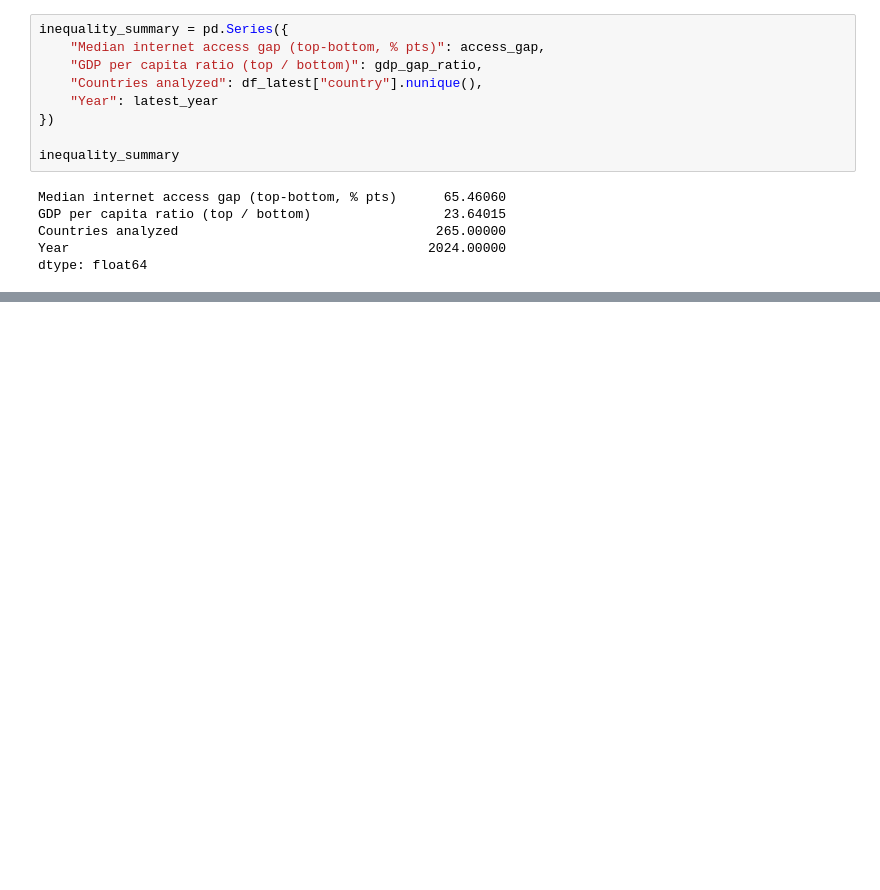
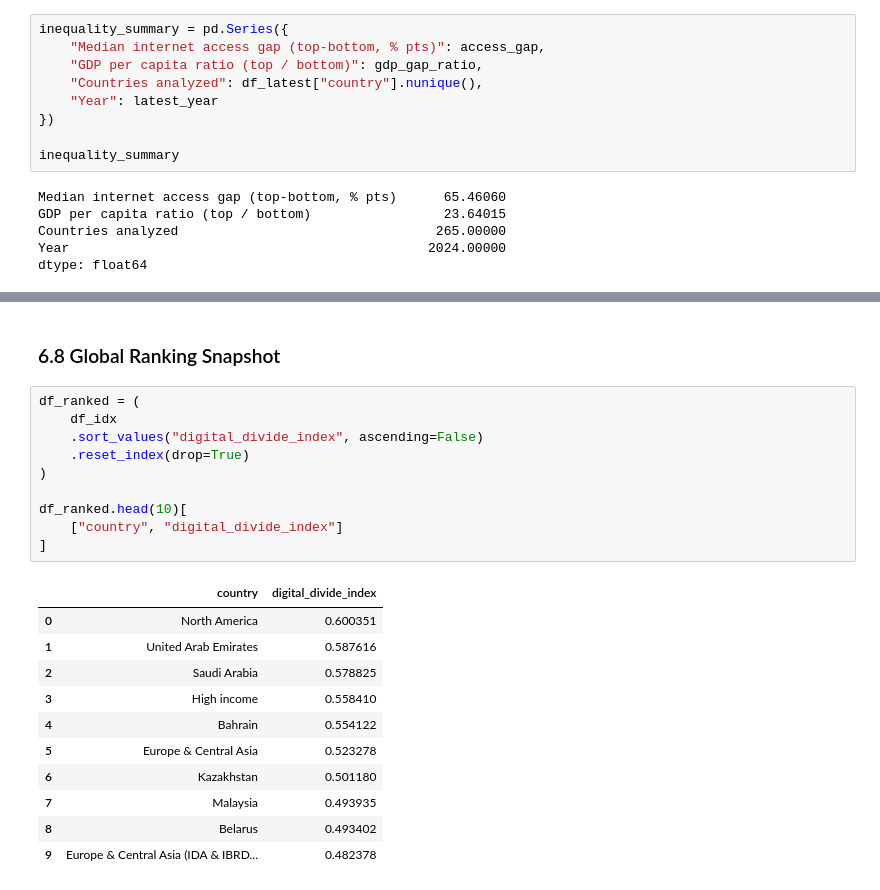
Before and after one commit to Comrade-1729/EDA_MLOPS-Portfolio, a Jupyter notebook: notebooks/03_economic_digital_divide_eda.ipynb, the cells around one changed output, grey strips where cells are left out. Drawn from its saved outputs; the diff is of its cells as text; blank space fills up the shorter version.

```diff
--- a/notebooks/03_economic_digital_divide_eda.ipynb
+++ b/notebooks/03_economic_digital_divide_eda.ipynb
@@ -902,0 +1063,24 @@ dtype: float64
+# %% [markdown]
+### 6.8 Global Ranking Snapshot
+# %%
+df_ranked = (
+    df_idx
+    .sort_values("digital_divide_index", ascending=False)
+    .reset_index(drop=True)
+)
+
+df_ranked.head(10)[
+    ["country", "digital_divide_index"]
+]
+# %% [output]
+|  | country | digital_divide_index |
+| 0 | North America | 0.600351 |
+| 1 | United Arab Emirates | 0.587616 |
+| 2 | Saudi Arabia | 0.578825 |
+| 3 | High income | 0.558410 |
+| 4 | Bahrain | 0.554122 |
+| 5 | Europe & Central Asia | 0.523278 |
+| 6 | Kazakhstan | 0.501180 |
+| 7 | Malaysia | 0.493935 |
+| 8 | Belarus | 0.493402 |
+| 9 | Europe & Central Asia (IDA & IBRD... | 0.482378 |
```
Also changed, not shown: parts of 28 cells of this notebook, 1 other file.
